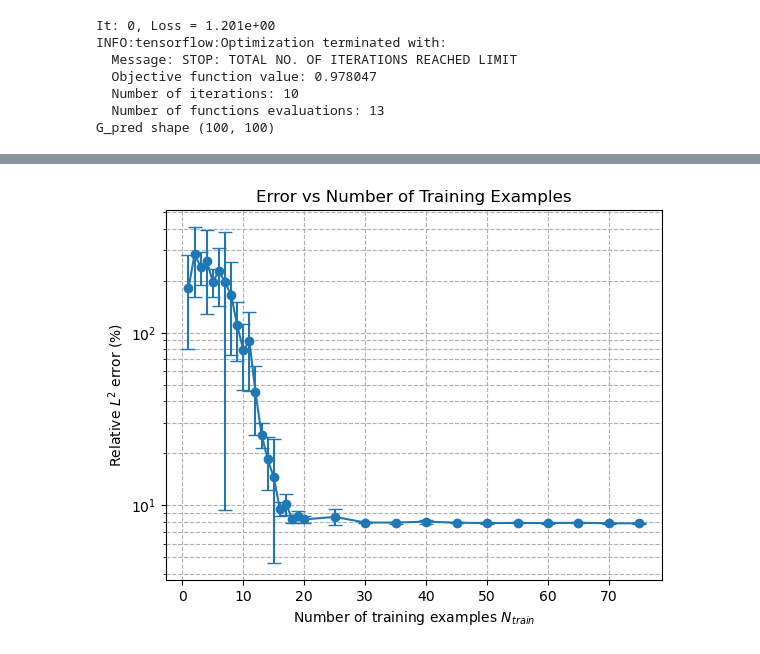
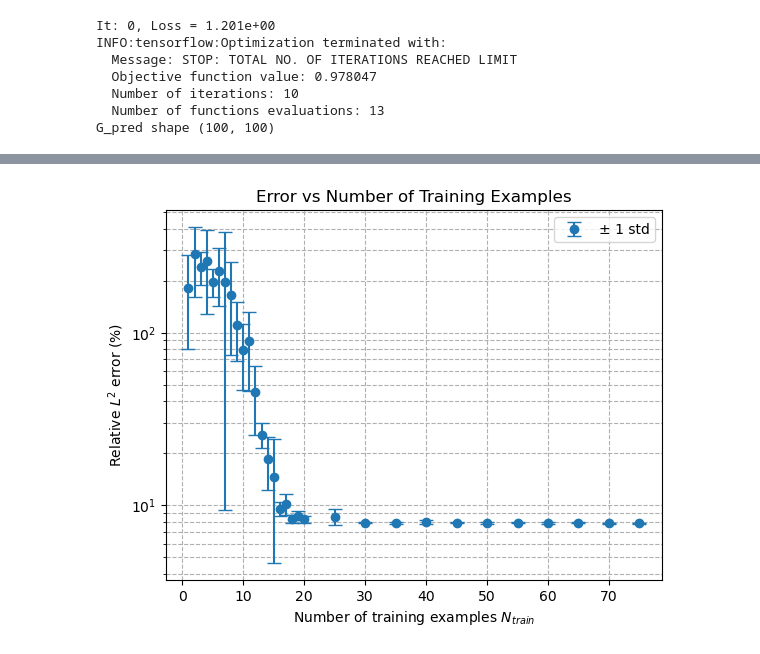
Before and after one commit to tomcjackc/greenlearning_for_GPGreen, a Jupyter notebook: error_vs_N_train.ipynb, the cells around one changed output, grey strips where cells are left out. Drawn from its saved outputs; the diff is of its cells as text; code cells hidden in the pictures.

```diff
--- a/error_vs_N_train.ipynb
+++ b/error_vs_N_train.ipynb
@@ -157,17 +157,18 @@ N_train: 75, repeat: 4, relative L2 error: 7.866238%
 # %%
 data = pd.read_csv('error_vs_N_train.csv')
 
 # group by N_train and compute mean and std of relative_L2_error
 grouped = data.groupby('N_train')['relative_L2_error'].agg(['mean', 'std']).reset_index()
 
 plt.figure()
-plt.errorbar(grouped['N_train'], grouped['mean'], yerr=grouped['std'], fmt='o-', capsize=5)
+plt.errorbar(grouped['N_train'], grouped['mean'], yerr=grouped['std'], fmt='o-', capsize=5, label='± 1 std', linestyle='None')
 plt.yscale('log')
 plt.xlabel('Number of training examples $N_{train}$')
 plt.ylabel('Relative $L^2$ error (%)')
 plt.title('Error vs Number of Training Examples')
 plt.grid(True, which="both", ls="--")
+plt.legend()
 # plt.savefig('error_vs_N_train.png', dpi=300)
 plt.show()
 # %% [output]
-[figure, old version]
+[figure, new version]
```
Also changed, not shown: 5 other files.
